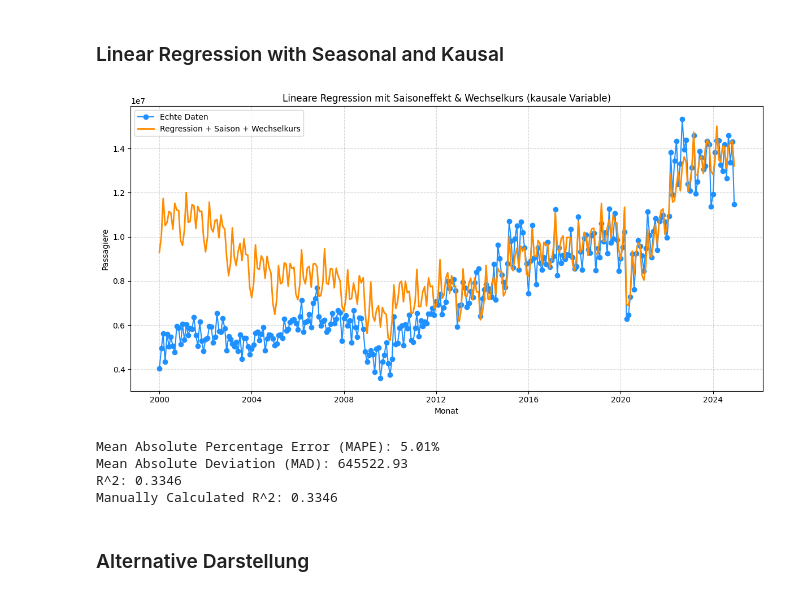
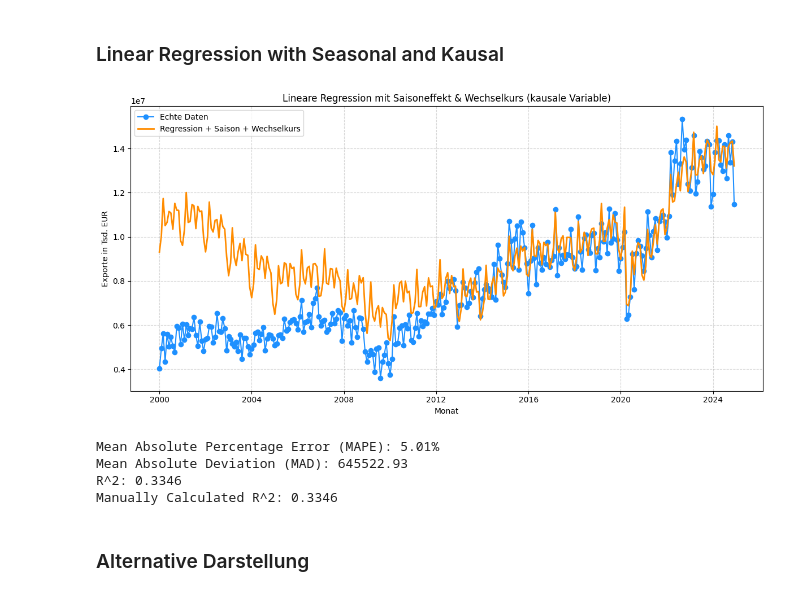
Before and after one commit to eliaspfe/BI_Vorlesung, a Jupyter notebook: Forecasting_Exports.ipynb, the cells around one changed output. Drawn from its saved outputs; the diff is of its cells as text; code cells hidden in the pictures.

```diff
--- a/Forecasting_Exports.ipynb
+++ b/Forecasting_Exports.ipynb
@@ -367,35 +367,35 @@ y_pred_valid = model.predict(X_valid)
 # Plot
 plt.figure(figsize=(12, 6))
 plt.plot(df['Date'], y_all, label='Echte Daten', marker='o', color='dodgerblue')
 plt.plot(df['Date'], y_pred_all, label='Regression + Saison + Wechselkurs', color='darkorange', linewidth=2)
 plt.xlabel('Monat')
-plt.ylabel('Passagiere')
+plt.ylabel('Exporte in Tsd. EUR')
 plt.title('Lineare Regression mit Saisoneffekt & Wechselkurs (kausale Variable)')
 plt.legend()
 plt.grid(True, linestyle='--', alpha=0.5)
 plt.tight_layout()
 plt.show()
 
 # Metriken
 mape = np.mean(np.abs((y_valid - y_pred_valid) / y_valid)) * 100
 all_mapes.append(mape)
 mad = np.mean(np.abs(y_valid - y_pred_valid))
 
 print(f"Mean Absolute Percentage Error (MAPE): {mape:.2f}%")
 print(f"Mean Absolute Deviation (MAD): {mad:.2f}")
 
 # Calculate R^2 (coefficient of determination)
 r_squared = model.score(X_valid, y_valid)
 print(f"R^2: {r_squared:.4f}")
 
 # Calculate R^2 manually
 ss_total = np.sum((y_valid - np.mean(y_valid)) ** 2)
 ss_residual = np.sum((y_valid - y_pred_valid) ** 2)
 r_squared_manual = 1 - (ss_residual / ss_total)
 
 print(f"Manually Calculated R^2: {r_squared_manual:.4f}")
 # %% [output]
-[figure, old version]
+[figure, new version]
 Mean Absolute Percentage Error (MAPE): 5.01%
 Mean Absolute Deviation (MAD): 645522.93
 R^2: 0.3346
```
Also changed, not shown: parts of 6 cells of this notebook, 1 other file.
